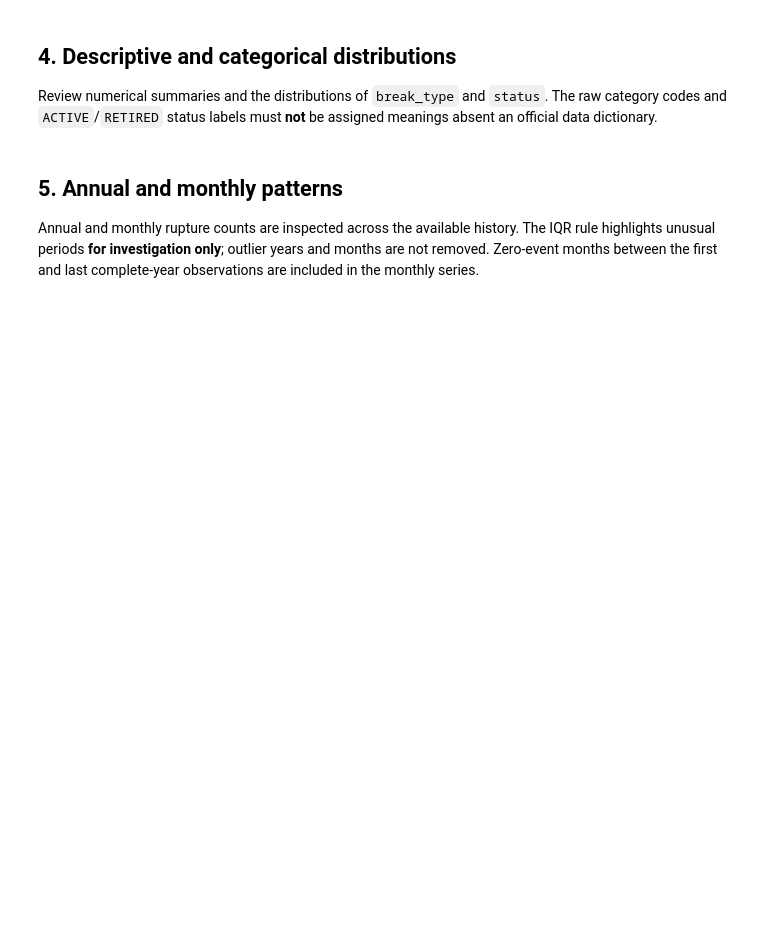
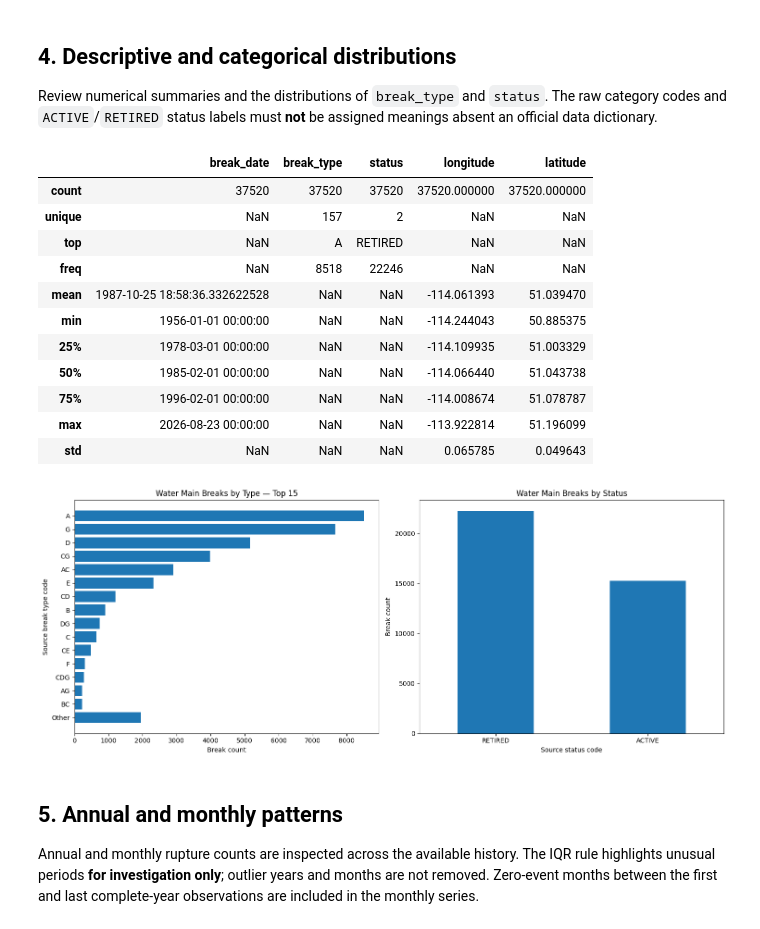
Before and after one commit to cpoiato/HYDROSIGHT, a Jupyter notebook: src/hydrosight/eda/notebooks/01_eda_water_breaks.ipynb, the cells around one changed output. Cells and saved outputs as stored; diff of their text form; code cells hidden in the pictures; blank space fills up the shorter version.

```diff
--- a/src/hydrosight/eda/notebooks/01_eda_water_breaks.ipynb
+++ b/src/hydrosight/eda/notebooks/01_eda_water_breaks.ipynb
@@ -104,19 +246,54 @@ Review numerical summaries and the distributions of `break_type` and `status`. T
 # %%
 display(df_clean.describe(include="all"))
 
+# Count break types and statuses
 break_type_counts = df_clean["break_type"].value_counts(dropna=False)
 status_counts = df_clean["status"].value_counts(dropna=False)
 
-fig, axes = plt.subplots(1, 2, figsize=(14, 5))
-break_type_counts.plot.bar(ax=axes[0], title="Water main breaks by type")
-status_counts.plot.bar(ax=axes[1], title="Water main breaks by status")
-axes[0].set_xlabel("Source break type code")
+# Keep the 15 most frequent break types
+top_types = break_type_counts.head(15).copy()
+other_count = break_type_counts.iloc[15:].sum()
+
+if other_count > 0:
+    top_types.loc["Other"] = other_count
+
+# Display categorical distributions
+fig, axes = plt.subplots(1, 2, figsize=(15, 6))
+
+# Break types: horizontal bars for readability
+axes[0].barh(
+    top_types.index.astype(str)[::-1],
+    top_types.values[::-1]
+)
+axes[0].set_title("Water Main Breaks by Type — Top 15")
+axes[0].set_xlabel("Break count")
+axes[0].set_ylabel("Source break type code")
+
+# Status: preserve the original chart
+status_counts.plot.bar(
+    ax=axes[1],
+    title="Water Main Breaks by Status"
+)
 axes[1].set_xlabel("Source status code")
-for ax in axes:
-    ax.set_ylabel("Break count")
-    ax.tick_params(axis="x", labelrotation=45)
+axes[1].set_ylabel("Break count")
+axes[1].tick_params(axis="x", labelrotation=0)
+
 fig.tight_layout()
 plt.show()
+# %% [output]
+|  | break_date | break_type | status | longitude | latitude |
+| count | 37520 | 37520 | 37520 | 37520.000000 | 37520.000000 |
+| unique | NaN | 157 | 2 | NaN | NaN |
+| top | NaN | A | RETIRED | NaN | NaN |
+| freq | NaN | 8518 | 22246 | NaN | NaN |
+| mean | 1987-10-25 18:58:36.332622528 | NaN | NaN | -114.061393 | 51.039470 |
+| min | 1956-01-01 00:00:00 | NaN | NaN | -114.244043 | 50.885375 |
+| 25% | 1978-03-01 00:00:00 | NaN | NaN | -114.109935 | 51.003329 |
+| 50% | 1985-02-01 00:00:00 | NaN | NaN | -114.066440 | 51.043738 |
+| 75% | 1996-02-01 00:00:00 | NaN | NaN | -114.008674 | 51.078787 |
+| max | 2026-08-23 00:00:00 | NaN | NaN | -113.922814 | 51.196099 |
+| std | NaN | NaN | NaN | 0.065785 | 0.049643 |
+[figure, added]
 # %% [markdown]
 ## 5. Annual and monthly patterns
 
```
Also changed, not shown: parts of 16 cells of this notebook, 14 other files.
